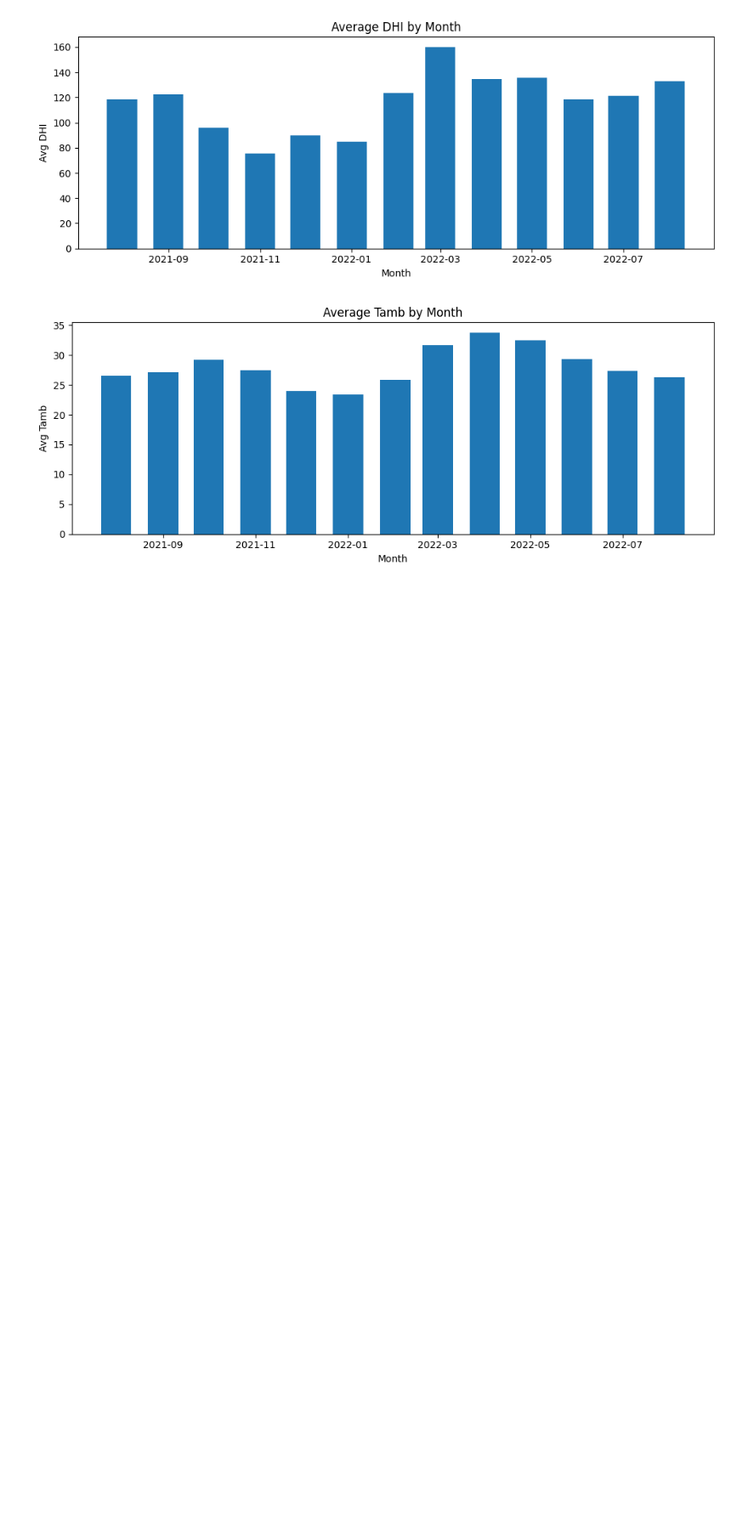
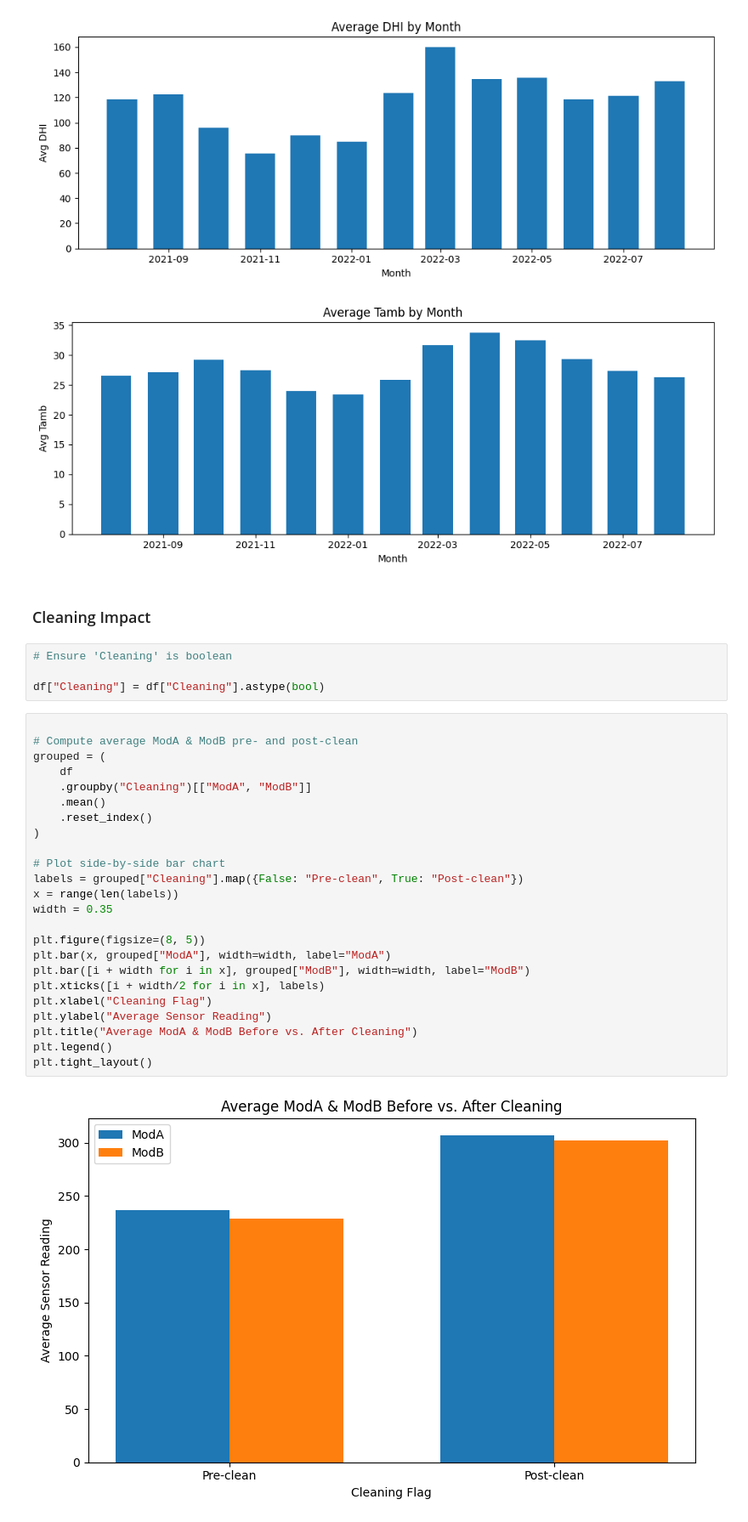
Before and after one commit to yohannesalex/solar-challenge-week1, a Jupyter notebook: notebooks/benin_eda.ipynb, the cells around one changed output. Shown at 85% size. Cells and saved outputs as stored; diff of their text form; blank space fills up the shorter version.

```diff
--- a/notebooks/benin_eda.ipynb
+++ b/notebooks/benin_eda.ipynb
@@ -192,3 +194,35 @@ for var in ["GHI", "DNI", "DHI", "Tamb"]:
 [figure]
 [figure]
 [figure]
+# %% [markdown]
+### Cleaning Impact
+# %%
+# Ensure 'Cleaning' is boolean
+
+df["Cleaning"] = df["Cleaning"].astype(bool)
+# %%
+
+# Compute average ModA & ModB pre‐ and post‐clean
+grouped = (
+    df
+    .groupby("Cleaning")[["ModA", "ModB"]]
+    .mean()
+    .reset_index()
+)
+
+# Plot side‐by‐side bar chart
+labels = grouped["Cleaning"].map({False: "Pre‐clean", True: "Post‐clean"})
+x = range(len(labels))
+width = 0.35
+
+plt.figure(figsize=(8, 5))
+plt.bar(x, grouped["ModA"], width=width, label="ModA")
+plt.bar([i + width for i in x], grouped["ModB"], width=width, label="ModB")
+plt.xticks([i + width/2 for i in x], labels)
+plt.xlabel("Cleaning Flag")
+plt.ylabel("Average Sensor Reading")
+plt.title("Average ModA & ModB Before vs. After Cleaning")
+plt.legend()
+plt.tight_layout()
+# %% [output]
+[figure, added]
```
Also changed, not shown: parts of 5 cells of this notebook.
